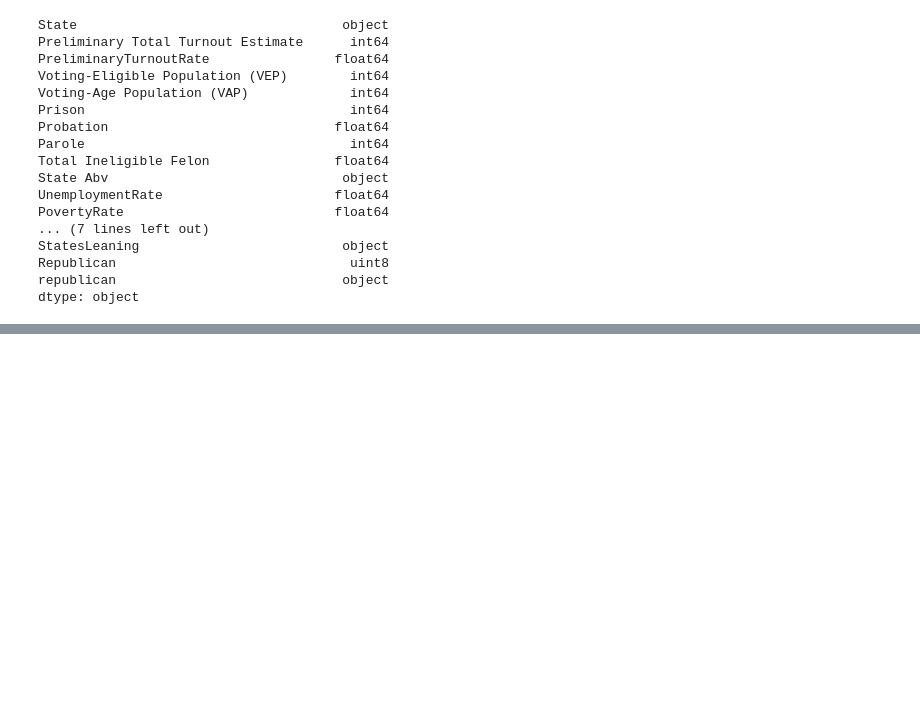
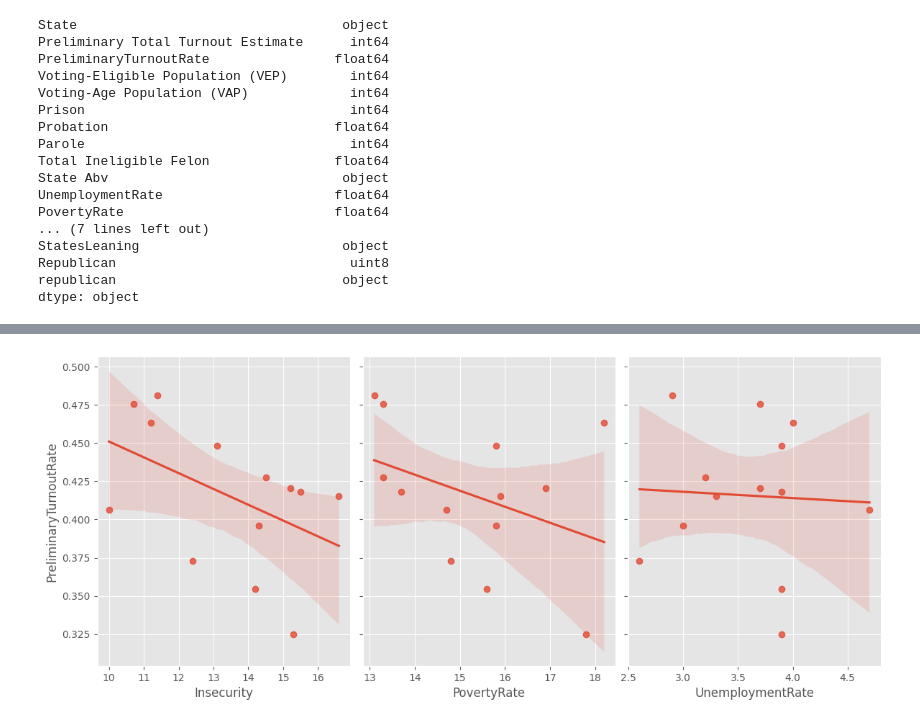
Before and after one commit to shimjide123/datman, a Jupyter notebook: Final_by_Yu Nong.ipynb, the cells around one changed output, grey strips where cells are left out. Drawn from its saved outputs; the diff is of its cells as text; code cells hidden in the pictures; blank space fills up the shorter version.

```diff
--- a/Final_by_Yu Nong.ipynb
+++ b/Final_by_Yu Nong.ipynb
@@ -1561,0 +1630,3 @@ Notes:
+# %%
+Weakstates=turnout_unemployment_poverty_food_Redstate1.query("PovertyRate>13|Insecurity>13")
+Weakstates.head(10)
@@ -1561,0 +1676,5 @@ Notes:
+# %%
+sns.pairplot(Weakstates, x_vars=['Insecurity','PovertyRate', 'UnemploymentRate'], y_vars=['PreliminaryTurnoutRate'],
+             height=5, aspect=.8, kind="reg");
+# %% [output]
+[figure, added]
```
Also changed, not shown: parts of 16 cells of this notebook.
